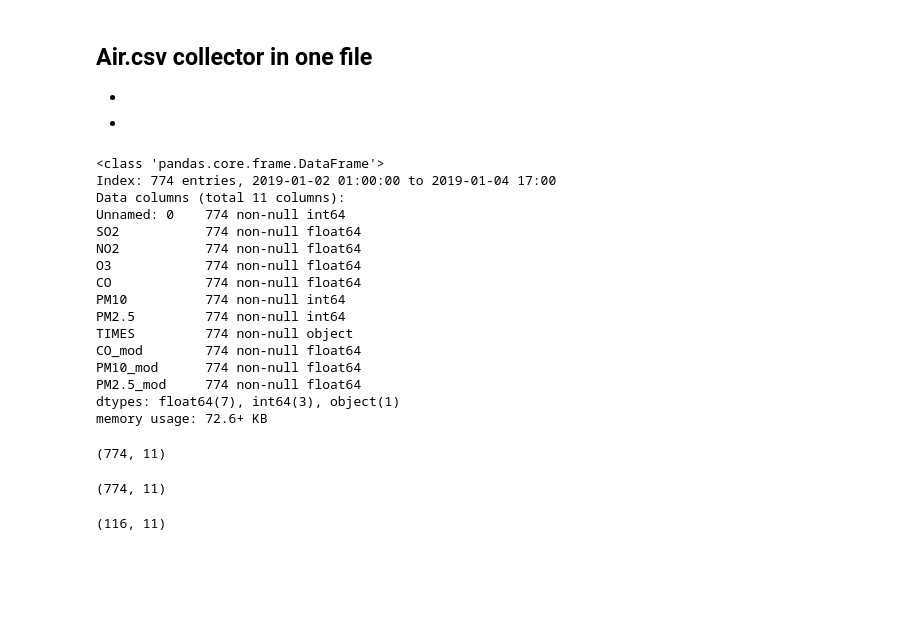
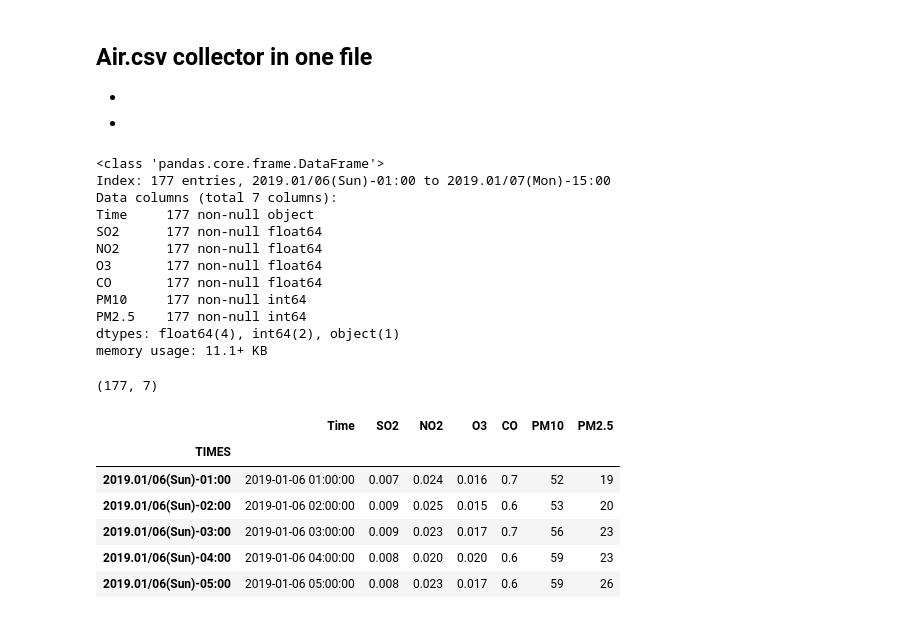
Before and after one commit to onitonitonito/web_beautifulsoup_scrapping, a Jupyter notebook: jupyter_air/air_data_collector.ipynb, the cells around one changed output. Cells and saved outputs as stored; diff of their text form; code cells hidden in the pictures; blank space fills up the shorter version.

```diff
--- a/jupyter_air/air_data_collector.ipynb
+++ b/jupyter_air/air_data_collector.ipynb
@@ -11,48 +11,35 @@ import matplotlib.pyplot as plt
 data_path = os.path.join(os.getcwd(),'static', 'data')
 all_files = glob.glob(os.path.join(data_path, "*.csv"))     # advisable to use os.path.join as this makes concatenation OS independent
 
-list_ = []
-for file_ in all_files:
-    df = pd.read_csv(file_,index_col='Time', header=0)
-    list_.append(df)
+_list = []
+for _file in all_files:
+    _df = pd.read_csv(_file, index_col='TIMES', header=0)
+    _list.append(_df)
 # %%
-data_frame = pd.concat(list_, axis=0, ignore_index=False)
-data_frame.info()
+df = pd.concat(_list, axis=0, ignore_index=False)
+df.info()
 # %% [output]
 <class 'pandas.core.frame.DataFrame'>
-Index: 774 entries, 2019-01-02 01:00:00 to 2019-01-04 17:00
-Data columns (total 11 columns):
-Unnamed: 0    774 non-null int64
-SO2           774 non-null float64
-NO2           774 non-null float64
-O3            774 non-null float64
-CO            774 non-null float64
-PM10          774 non-null int64
-PM2.5         774 non-null int64
-TIMES         774 non-null object
-CO_mod        774 non-null float64
-PM10_mod      774 non-null float64
-PM2.5_mod     774 non-null float64
-dtypes: float64(7), int64(3), object(1)
-memory usage: 72.6+ KB
+Index: 177 entries, 2019.01/06(Sun)-01:00 to 2019.01/07(Mon)-15:00
+Data columns (total 7 columns):
+Time     177 non-null object
+SO2      177 non-null float64
+NO2      177 non-null float64
+O3       177 non-null float64
+CO       177 non-null float64
+PM10     177 non-null int64
+PM2.5    177 non-null int64
+dtypes: float64(4), int64(2), object(1)
+memory usage: 11.1+ KB
-# %%
-# drop_cols = ['Unnamed: 0', 'CO_mod','PM10_mod','PM2.5_mod',]
-# for drop_col in drop_cols:
-#     data_frame.drop(drop_col, axis=1)
-data_frame.shape  # (614, 11)
-# %% [output]
-(774, 11)
-# %%
-data_frame.drop('Unnamed: 0', axis=1)
-data_frame.drop('CO_mod', axis=1)
-data_frame.drop('PM10_mod', axis=1)
-data_frame.drop('PM2.5_mod', axis=1)
-
-data_frame.shape  # (614, 11)
-# %% [output]
-(774, 11)
-# %%
-df = data_frame.drop_duplicates(subset='TIMES', keep='first')
-df.shape
-# %% [output]
-(116, 11)
+# %%
+print(df.shape)
+df.head()
+# %% [output]
+(177, 7)
+|  | Time | SO2 | NO2 | O3 | CO | PM10 | PM2.5 |
+| TIMES |  |  |  |  |  |  |  |
+| 2019.01/06(Sun)-01:00 | 2019-01-06 01:00:00 | 0.007 | 0.024 | 0.016 | 0.7 | 52 | 19 |
+| 2019.01/06(Sun)-02:00 | 2019-01-06 02:00:00 | 0.009 | 0.025 | 0.015 | 0.6 | 53 | 20 |
+| 2019.01/06(Sun)-03:00 | 2019-01-06 03:00:00 | 0.009 | 0.023 | 0.017 | 0.7 | 56 | 23 |
+| 2019.01/06(Sun)-04:00 | 2019-01-06 04:00:00 | 0.008 | 0.020 | 0.020 | 0.6 | 59 | 23 |
+| 2019.01/06(Sun)-05:00 | 2019-01-06 05:00:00 | 0.008 | 0.023 | 0.017 | 0.6 | 59 | 26 |
```
Also changed, not shown: parts of 12 cells of this notebook, 25 other files.
